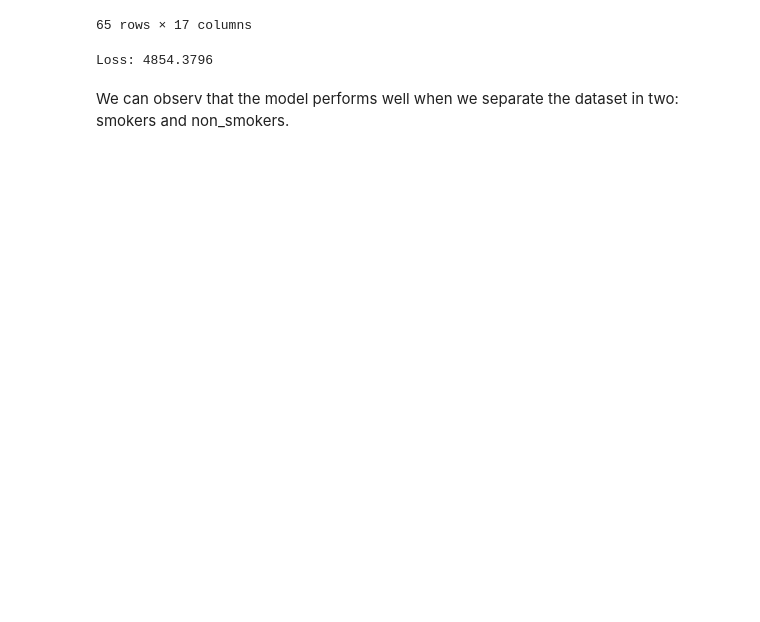
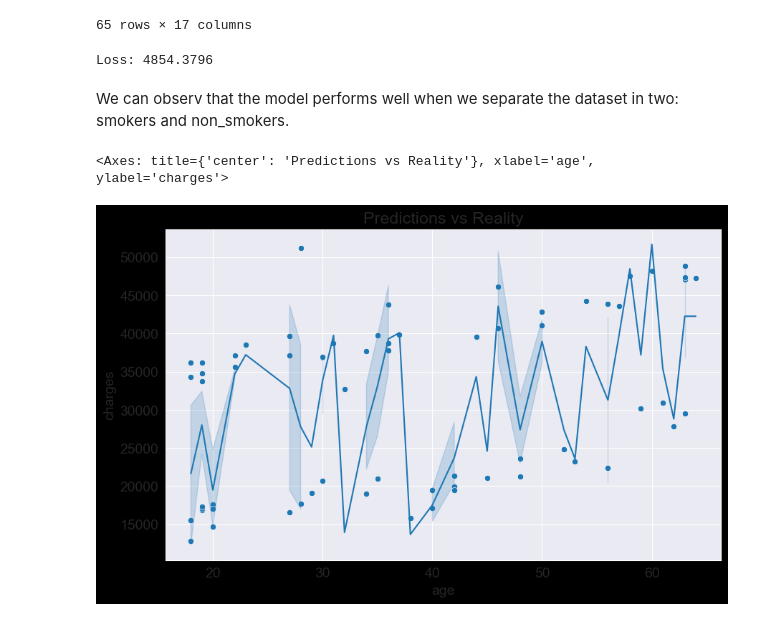
Before and after one commit to TheKryptonium/Machine-Learning-Journey, a Jupyter notebook: ML Algorithms and Scikit-learn/ML with Python and Scikit-Learn.ipynb, the cells around one changed output. Cells and saved outputs as stored; diff of their text form; code cells hidden in the pictures; blank space fills up the shorter version.

```diff
--- a/ML Algorithms and Scikit-learn/ML with Python and Scikit-Learn.ipynb
+++ b/ML Algorithms and Scikit-learn/ML with Python and Scikit-Learn.ipynb
@@ -543,5 +543,8 @@ Loss: 4854.3796
 We can observ that the model performs well when we separate the dataset in two: smokers and non_smokers.
 # %%
 plt.title("Predictions vs Reality")
-sns.scatterplot(medical, x="age", y="charges")
-sns.lineplot(x=medical["age"], y=predictions.ravel())
+sns.scatterplot(smoker, x="age", y="charges")
+sns.lineplot(x=smoker["age"], y=predictions.ravel())
+# %% [output]
+<Axes: title={'center': 'Predictions vs Reality'}, xlabel='age', ylabel='charges'>
+[figure, added]
```
Also changed, not shown: parts of 11 cells of this notebook.
